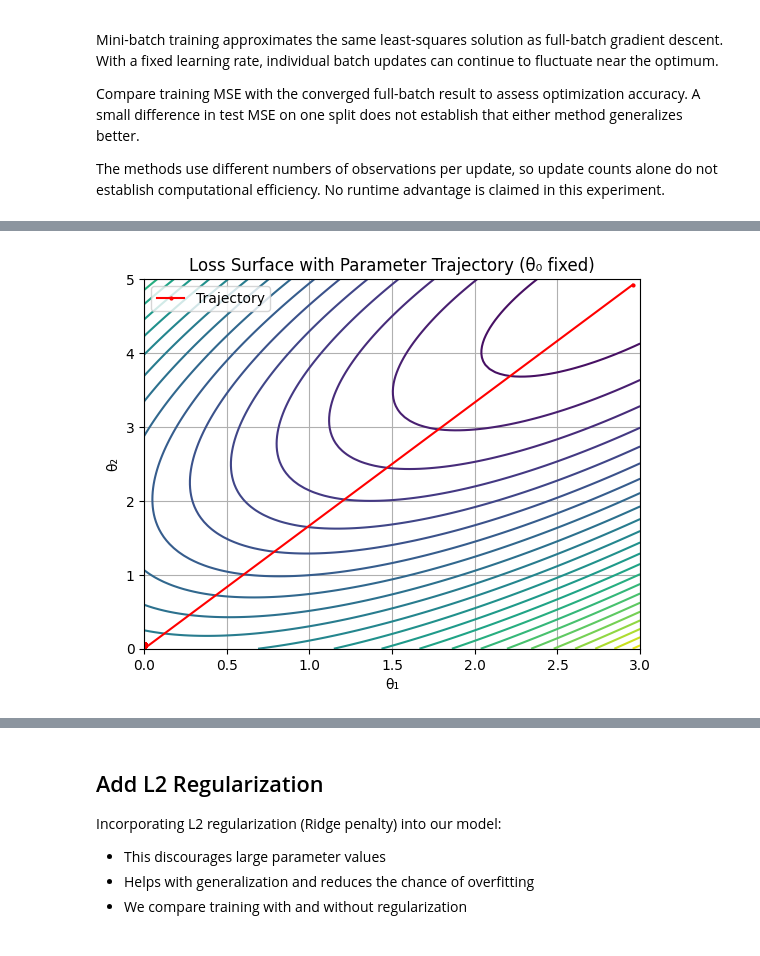
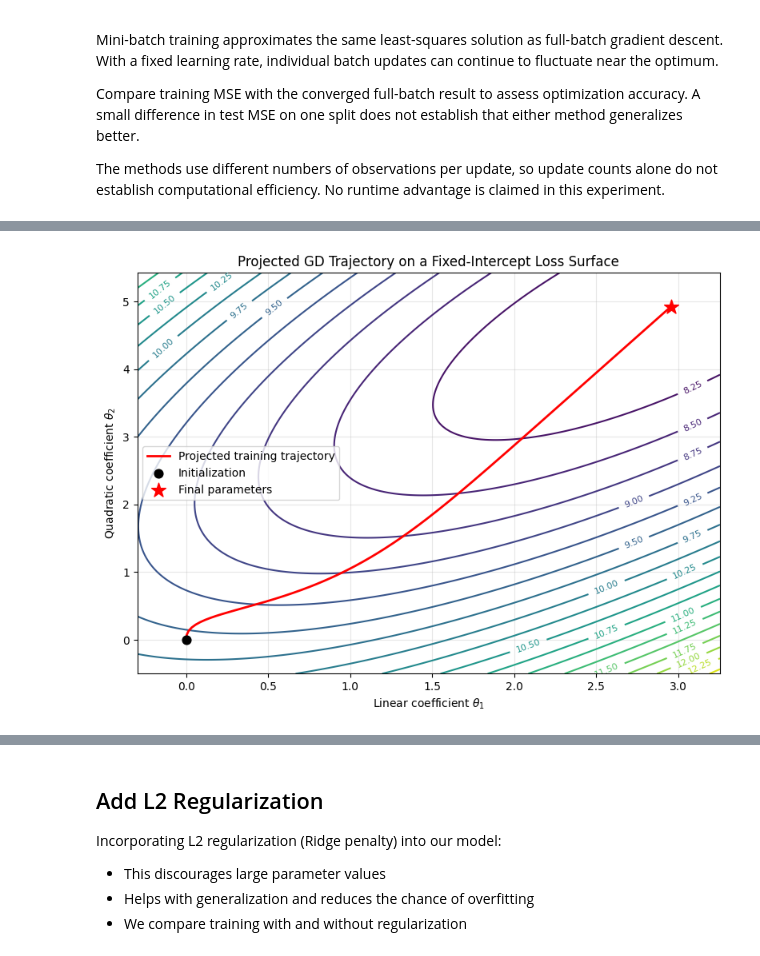
Before and after one commit to Lucid1498/polynomial-regression-from-scratch, a Jupyter notebook: notebooks/polynomial_regression_from_scratch.ipynb, the cells around one changed output, grey strips where cells are left out. Drawn from its saved outputs; the diff is of its cells as text; code cells hidden in the pictures.

Commit message:
Visualize recorded parameter trajectory with accurate contour interpretation

```diff
--- a/notebooks/polynomial_regression_from_scratch.ipynb
+++ b/notebooks/polynomial_regression_from_scratch.ipynb
@@ -648,38 +653,71 @@ Purpose:
 # %%
-# Fix θ₀ to a constant value (e.g., final learned θ₀)
+# Use the actual parameter history, including initialization.
+theta_path = gd_result["theta_history"]
 theta_0_fixed = theta_final[0]
 
-# Create a grid of θ₁ and θ₂ values
-theta1_vals = np.linspace(0, 3, 100)
-theta2_vals = np.linspace(0, 5, 100)
+# Include both the trajectory and fitted solution within the plot.
+theta1_vals = np.linspace(
+    theta_path[:, 1].min() - 0.3,
+    theta_path[:, 1].max() + 0.3,
+    150,
+)
+theta2_vals = np.linspace(
+    theta_path[:, 2].min() - 0.5,
+    theta_path[:, 2].max() + 0.5,
+    150,
+)
 T1, T2 = np.meshgrid(theta1_vals, theta2_vals)
 
-# Calculate loss at each (θ₁, θ₂) pair with θ₀ fixed
-loss_surface = np.zeros_like(T1)
-for i in range(T1.shape[0]):
-    for j in range(T1.shape[1]):
-        theta_tmp = np.array([theta_0_fixed, T1[i, j], T2[i, j]])
-        y_pred_tmp = predict(X_train, theta_tmp)
-        loss_surface[i, j] = mse_loss(y_train, y_pred_tmp)
+# Evaluate the fixed-intercept loss surface one row at a time.
+loss_surface = np.empty_like(T1)
 
-# Simulate parameter updates during gradient descent
-theta_path = [theta_final]
-theta = np.zeros(3)
-for _ in range(100):
-    grads = compute_gradients(X_train, y_train, theta)
-    theta -= 0.001 * grads
-    theta_path.append(theta.copy())
-theta_path = np.array(theta_path)
+for row in range(T1.shape[0]):
+    predictions = (
+        theta_0_fixed
+        + X_train[:, None] * T1[row]
+        + X_train[:, None]**2 * T2[row]
+    )
+    loss_surface[row] = np.mean(
+        (predictions - y_train[:, None])**2,
+        axis=0,
+    )
 
-# Plot contour and path
-plt.contour(T1, T2, loss_surface, levels=30, cmap='viridis')
-plt.plot(theta_path[:,1], theta_path[:,2], color='red', marker='o', markersize=2, label='Trajectory')
-plt.xlabel("θ₁")
-plt.ylabel("θ₂")
-plt.title("Loss Surface with Parameter Trajectory (θ₀ fixed)")
-plt.legend()
-plt.grid(True)
+fig, ax = plt.subplots(figsize=(8, 6))
+
+contours = ax.contour(
+    T1, T2, loss_surface,
+    levels=20,
+    cmap="viridis",
+)
+ax.clabel(contours, inline=True, fontsize=8, fmt="%.2f")
+
+ax.plot(
+    theta_path[:, 1],
+    theta_path[:, 2],
+    color="red",
+    linewidth=2,
+    label="Projected training trajectory",
+)
+ax.scatter(
+    theta_path[0, 1], theta_path[0, 2],
+    color="black", marker="o", s=60,
+    label="Initialization", zorder=3,
+)
+ax.scatter(
+    theta_final[1], theta_final[2],
+    color="red", marker="*", s=180,
+    label="Final parameters", zorder=3,
+)
+
+ax.set(
+    title="Projected GD Trajectory on a Fixed-Intercept Loss Surface",
+    xlabel=r"Linear coefficient $\theta_1$",
+    ylabel=r"Quadratic coefficient $\theta_2$",
+)
+ax.legend()
+ax.grid(True, alpha=0.3)
+fig.tight_layout()
 plt.show()
 # %% [output]
-[figure, old version]
+[figure, new version]
 # %% [markdown]
```
Also changed, not shown: parts of 2 cells of this notebook.
